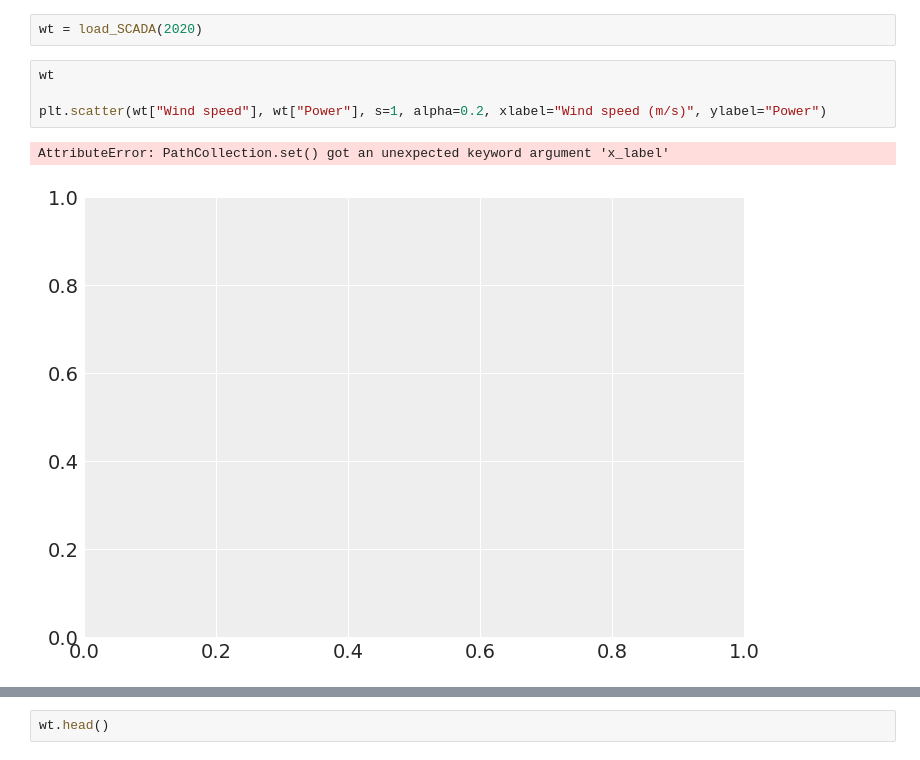
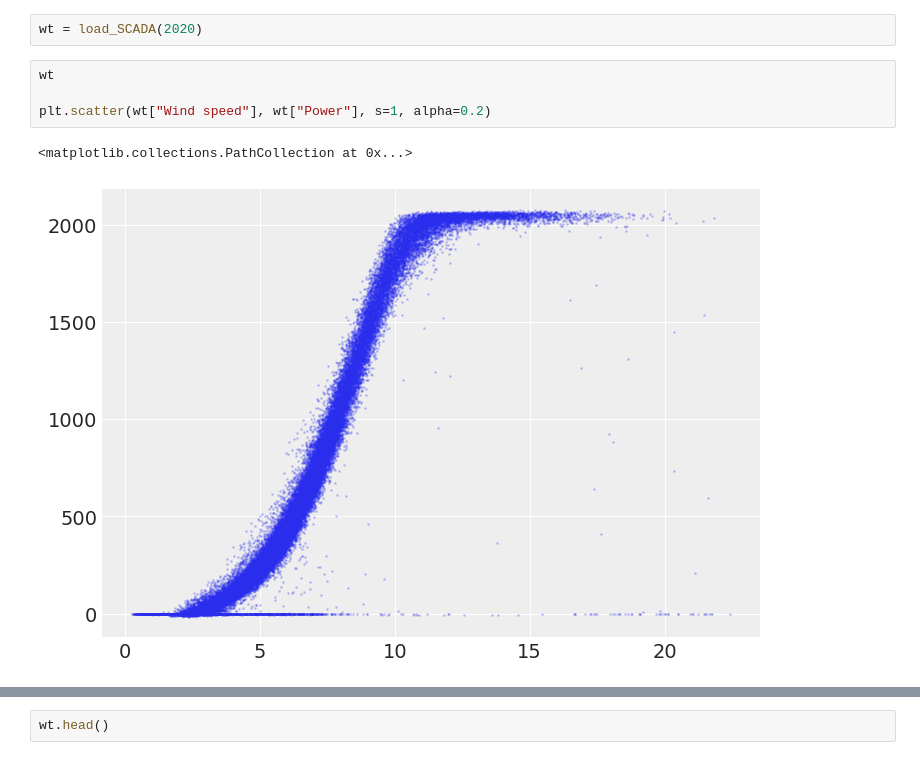
Before and after one commit to camirmas/REStats, a Jupyter notebook: REStats/notebooks/power_curve.ipynb, the cells around one changed output, grey strips where cells are left out. Drawn from its saved outputs; the diff is of its cells as text.

```diff
--- a/REStats/notebooks/power_curve.ipynb
+++ b/REStats/notebooks/power_curve.ipynb
@@ -11,10 +12,10 @@ from REStats.utils import load_SCADA, filter_outliers
 az.style.use("arviz-darkgrid")
 # %%
 wt = load_SCADA(2020)
-# %%
-wt
-
-plt.scatter(wt["Wind speed"], wt["Power"], s=1, alpha=0.2, xlabel="Wind speed (m/s)", ylabel="Power")
-# %% [output]
-AttributeError: PathCollection.set() got an unexpected keyword argument 'x_label'
-[figure, removed]
+# %%
+wt
+
+plt.scatter(wt["Wind speed"], wt["Power"], s=1, alpha=0.2)
+# %% [output]
+<matplotlib.collections.PathCollection at 0x...>
+[figure, added]
```
Also changed, not shown: parts of 24 cells of this notebook, 1 other file.
